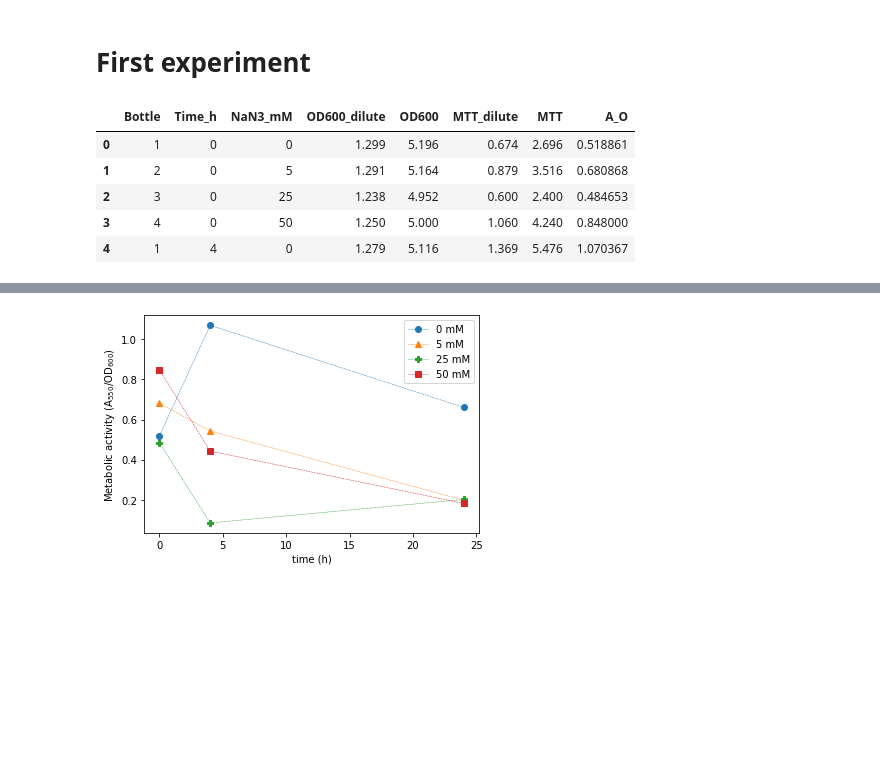
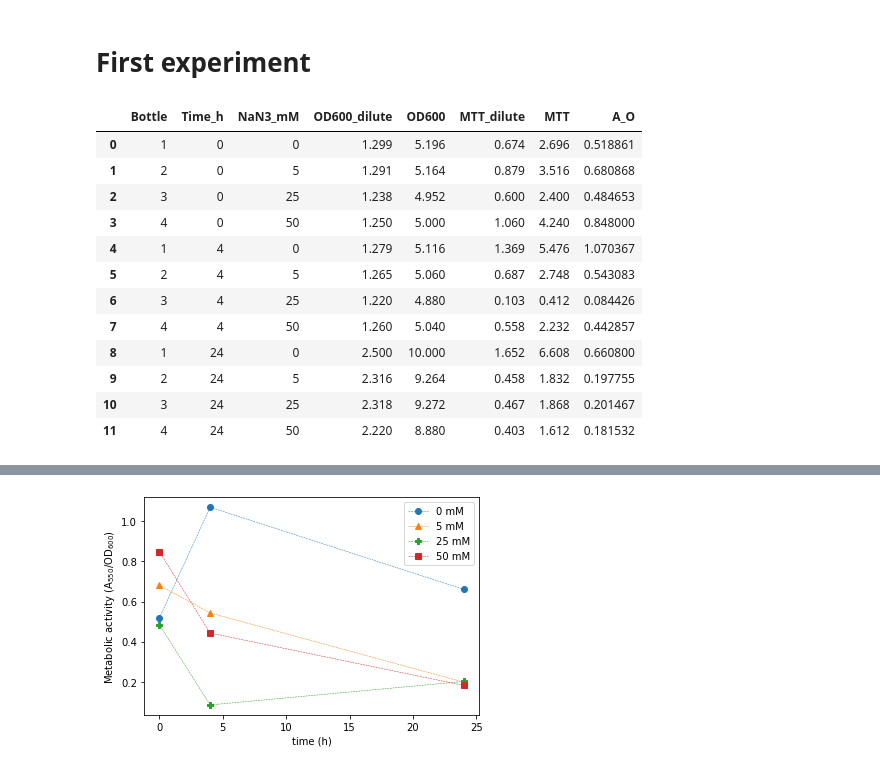
Before and after one commit to brandonvanveen/bacteria-adsorption, a Jupyter notebook: Regression/Kinetics/Effect of NaN3 on metabolic activity.ipynb, the cells around one changed output, grey strips where cells are left out. Drawn from its saved outputs; the diff is of its cells as text; code cells hidden in the pictures; blank space fills up the shorter version.

```diff
--- a/Regression/Kinetics/Effect of NaN3 on metabolic activity.ipynb
+++ b/Regression/Kinetics/Effect of NaN3 on metabolic activity.ipynb
@@ -4,14 +4,21 @@ import matplotlib.pyplot as plt, numpy, pandas
 # First experiment
 # %%
 df = pandas.read_excel('data/MTT and NaN3.xlsx', sheet_name='First')
-df.head()
+df
 # %% [output]
 |  | Bottle | Time_h | NaN3_mM | OD600_dilute | OD600 | MTT_dilute | MTT | A_O |
 | 0 | 1 | 0 | 0 | 1.299 | 5.196 | 0.674 | 2.696 | 0.518861 |
 | 1 | 2 | 0 | 5 | 1.291 | 5.164 | 0.879 | 3.516 | 0.680868 |
 | 2 | 3 | 0 | 25 | 1.238 | 4.952 | 0.600 | 2.400 | 0.484653 |
 | 3 | 4 | 0 | 50 | 1.250 | 5.000 | 1.060 | 4.240 | 0.848000 |
 | 4 | 1 | 4 | 0 | 1.279 | 5.116 | 1.369 | 5.476 | 1.070367 |
+| 5 | 2 | 4 | 5 | 1.265 | 5.060 | 0.687 | 2.748 | 0.543083 |
+| 6 | 3 | 4 | 25 | 1.220 | 4.880 | 0.103 | 0.412 | 0.084426 |
+| 7 | 4 | 4 | 50 | 1.260 | 5.040 | 0.558 | 2.232 | 0.442857 |
+| 8 | 1 | 24 | 0 | 2.500 | 10.000 | 1.652 | 6.608 | 0.660800 |
+| 9 | 2 | 24 | 5 | 2.316 | 9.264 | 0.458 | 1.832 | 0.197755 |
+| 10 | 3 | 24 | 25 | 2.318 | 9.272 | 0.467 | 1.868 | 0.201467 |
+| 11 | 4 | 24 | 50 | 2.220 | 8.880 | 0.403 | 1.612 | 0.181532 |
 # %%
 for time in [0, 4, 24]:
     df_t = df.loc[df['Time_h'] == time]
```
Also changed, not shown: parts of 1 cell of this notebook, 6 other files.
